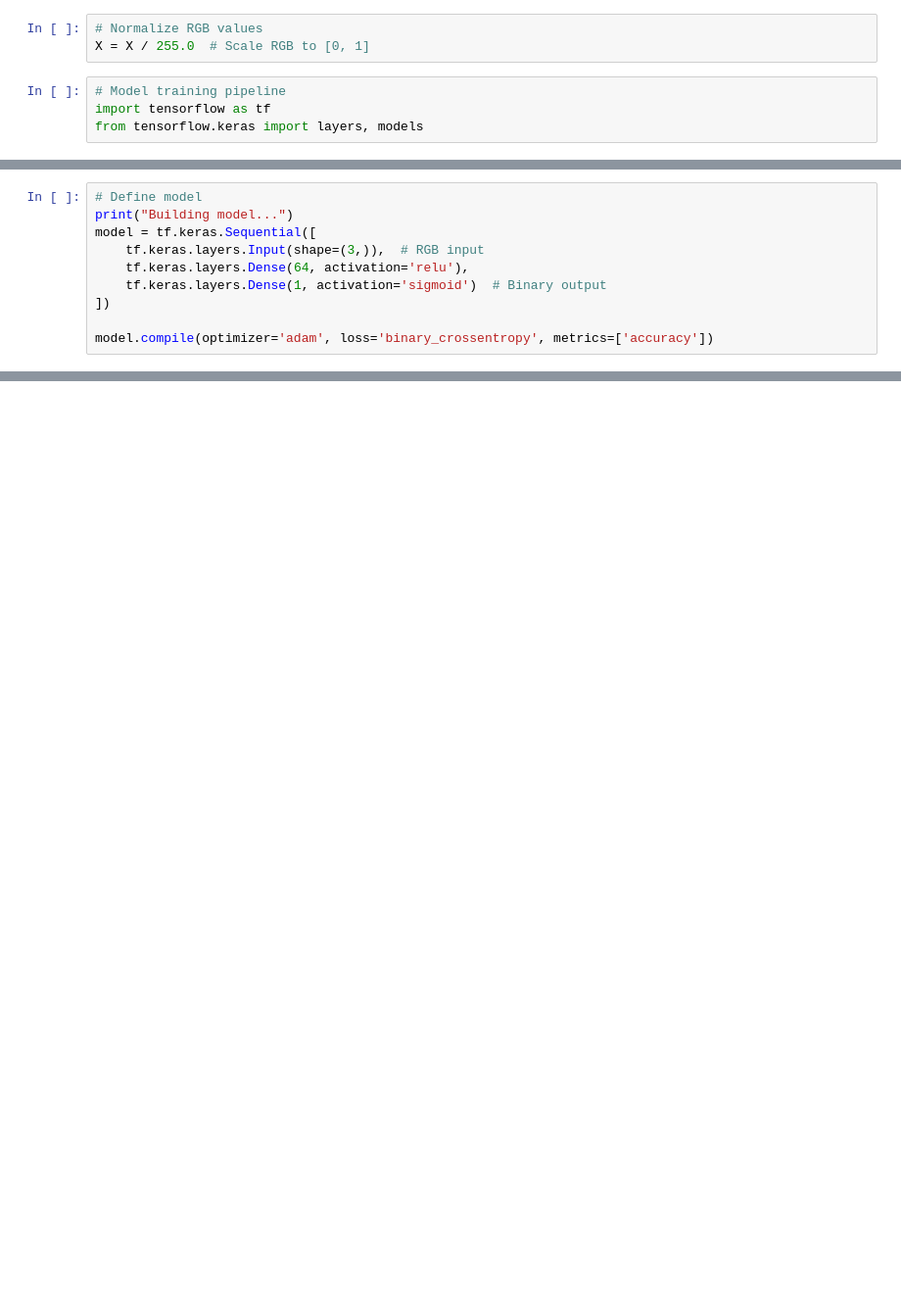
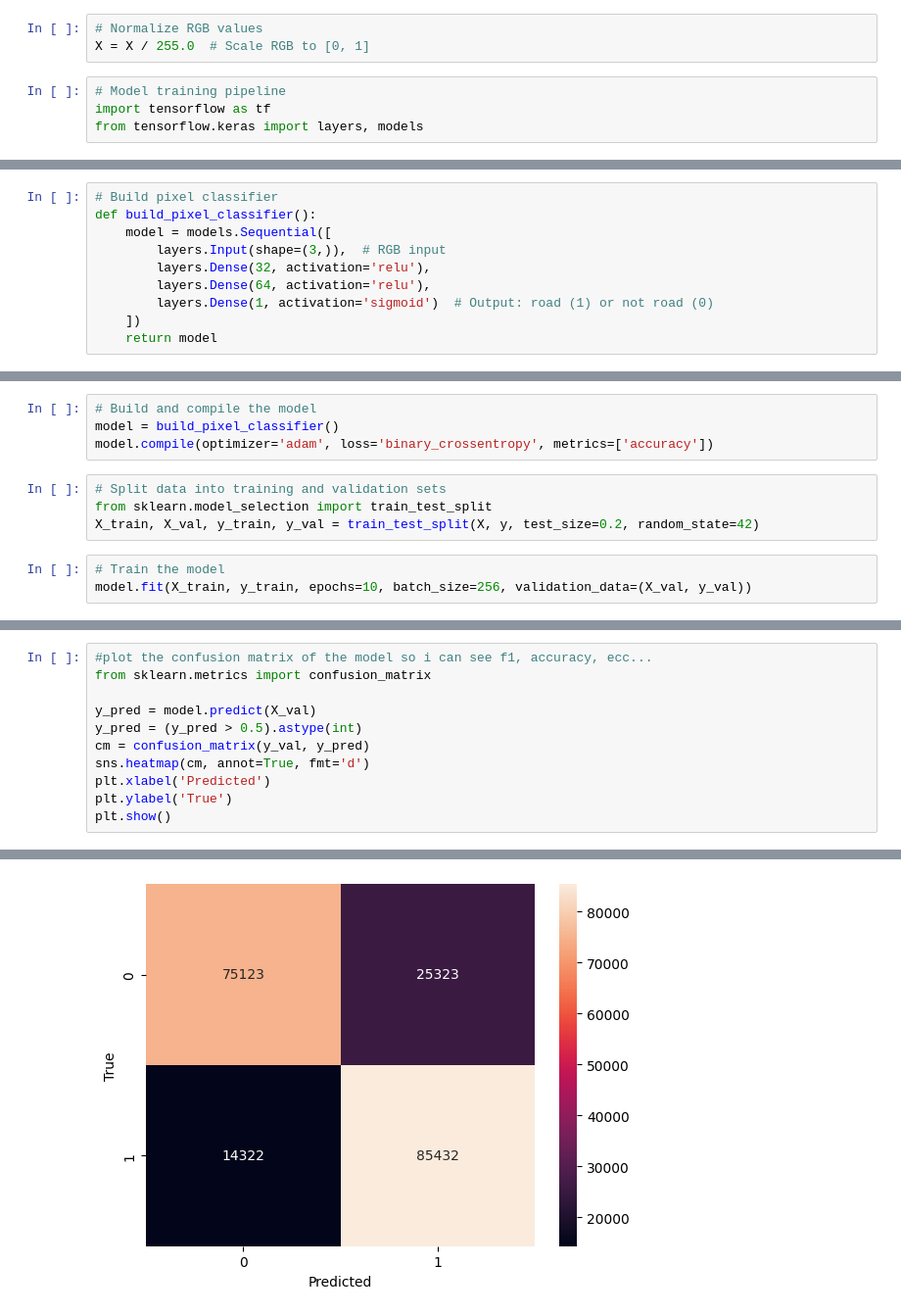
Before and after one commit to tommasosommaruga/CV_project, a Jupyter notebook: dumb_pixel_clssifier.ipynb, the cells around one changed output, grey strips where cells are left out. Shown: that part at 98% size. Saved outputs shown, nothing was run; the diff lists cells and outputs as text; blank space fills up the shorter version.

```diff
--- a/dumb_pixel_clssifier.ipynb
+++ b/dumb_pixel_clssifier.ipynb
@@ -119,10 +151,10 @@ FileNotFoundError: [WinError 3] Impossibile trovare il percorso specificato: '/p
 # %%
-# Define model
-print("Building model...")
-model = tf.keras.Sequential([
-    tf.keras.layers.Input(shape=(3,)),  # RGB input
-    tf.keras.layers.Dense(64, activation='relu'),
-    tf.keras.layers.Dense(1, activation='sigmoid')  # Binary output
-])
-
-model.compile(optimizer='adam', loss='binary_crossentropy', metrics=['accuracy'])
+# Build pixel classifier
+def build_pixel_classifier():
+    model = models.Sequential([
+        layers.Input(shape=(3,)),  # RGB input
+        layers.Dense(32, activation='relu'),
+        layers.Dense(64, activation='relu'),
+        layers.Dense(1, activation='sigmoid')  # Output: road (1) or not road (0)
+    ])
+    return model
@@ -150,0 +161,11 @@ print("Sample prediction:", predict_pixel_class([128, 64, 128]))  # Road-like co
+# %%
+# Build and compile the model
+model = build_pixel_classifier()
+model.compile(optimizer='adam', loss='binary_crossentropy', metrics=['accuracy'])
+# %%
+# Split data into training and validation sets
+from sklearn.model_selection import train_test_split
+X_train, X_val, y_train, y_val = train_test_split(X, y, test_size=0.2, random_state=42)
+# %%
+# Train the model
+model.fit(X_train, y_train, epochs=10, batch_size=256, validation_data=(X_val, y_val))
@@ -150,0 +194,12 @@ print("Sample prediction:", predict_pixel_class([128, 64, 128]))  # Road-like co
+# %%
+#plot the confusion matrix of the model so i can see f1, accuracy, ecc...
+from sklearn.metrics import confusion_matrix
+
+y_pred = model.predict(X_val)
+y_pred = (y_pred > 0.5).astype(int)
+cm = confusion_matrix(y_val, y_pred)
+sns.heatmap(cm, annot=True, fmt='d')
+plt.xlabel('Predicted')
+plt.ylabel('True')
+plt.show()
+# %% [output]
@@ -150,0 +207 @@ print("Sample prediction:", predict_pixel_class([128, 64, 128]))  # Road-like co
+[figure, added]
```
Also changed, not shown: parts of 17 cells of this notebook, 1 other file.
